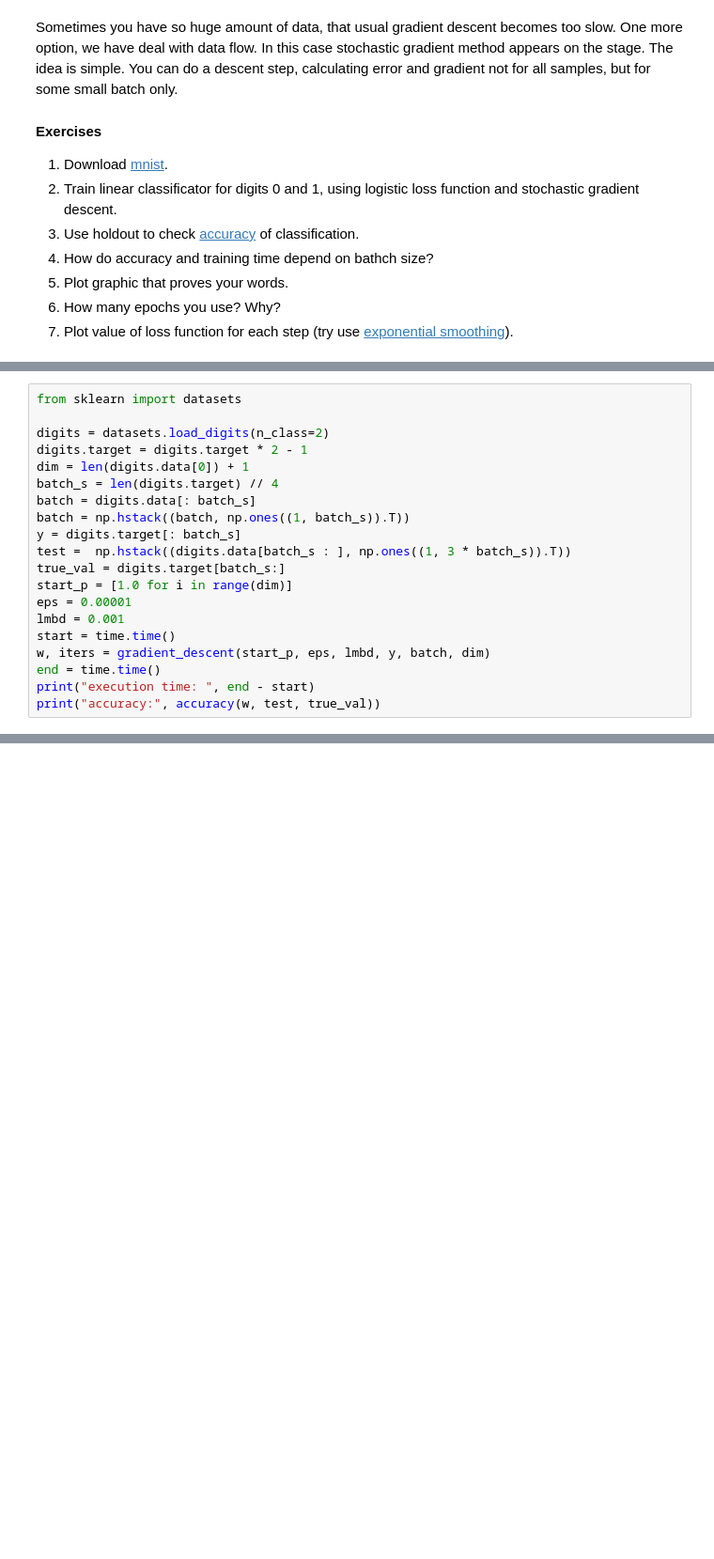
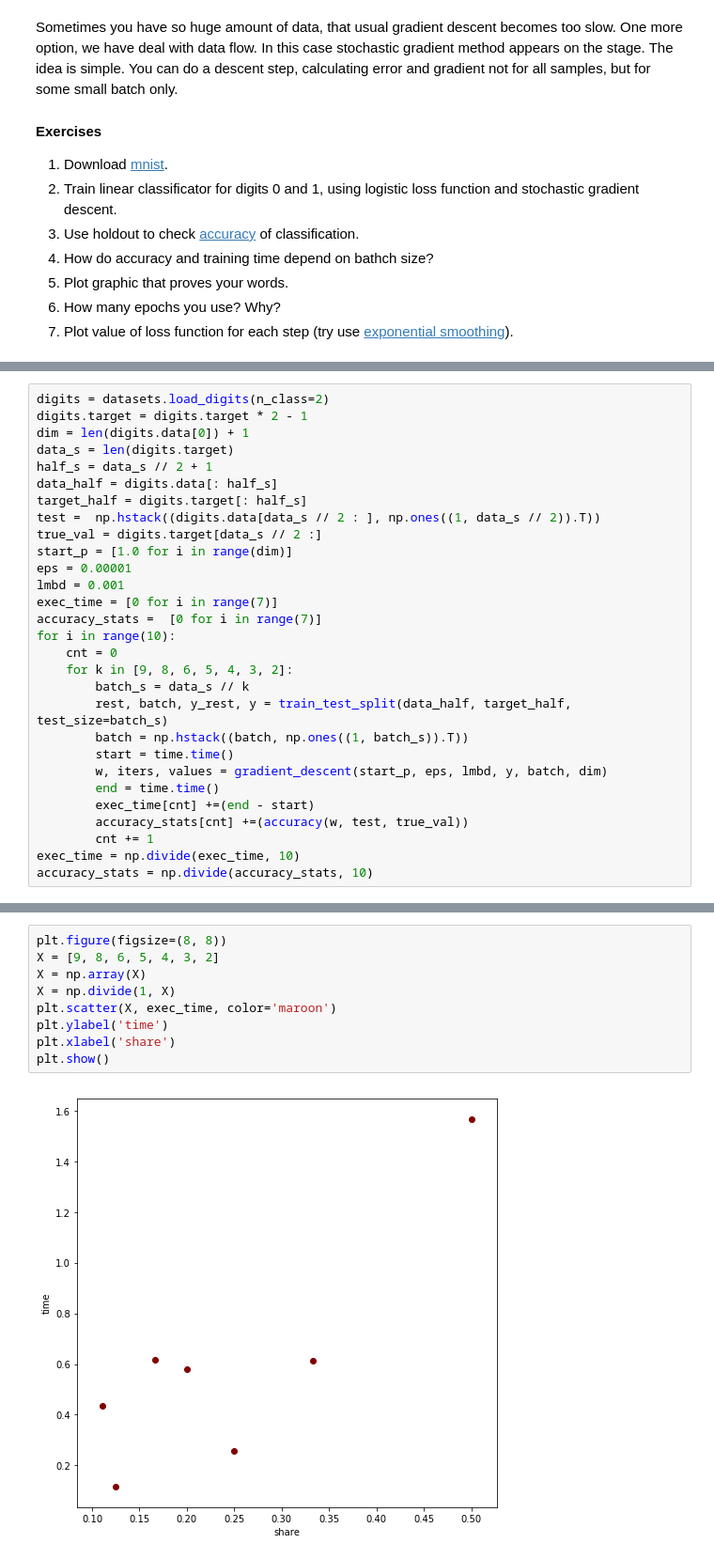
Before and after one commit to arinaruck/Darin, a Jupyter notebook: Lab1/Lab1.ipynb, the cells around one changed output, grey strips where cells are left out. Shown at 94% size. Cells and saved outputs as stored; diff of their text form; blank space fills up the shorter version.

```diff
--- a/Lab1/Lab1.ipynb
+++ b/Lab1/Lab1.ipynb
@@ -802,20 +800,29 @@ accuracy: 0.96875
 # %%
-from sklearn import datasets
-
 digits = datasets.load_digits(n_class=2)
 digits.target = digits.target * 2 - 1
 dim = len(digits.data[0]) + 1
-batch_s = len(digits.target) // 4
-batch = digits.data[: batch_s]
-batch = np.hstack((batch, np.ones((1, batch_s)).T))
-y = digits.target[: batch_s]
-test =  np.hstack((digits.data[batch_s : ], np.ones((1, 3 * batch_s)).T))
-true_val = digits.target[batch_s:]
+data_s = len(digits.target)
+half_s = data_s // 2 + 1
+data_half = digits.data[: half_s]
+target_half = digits.target[: half_s]
+test =  np.hstack((digits.data[data_s // 2 : ], np.ones((1, data_s // 2)).T))
+true_val = digits.target[data_s // 2 :]
 start_p = [1.0 for i in range(dim)]
 eps = 0.00001
 lmbd = 0.001
-start = time.time()
-w, iters = gradient_descent(start_p, eps, lmbd, y, batch, dim)
-end = time.time()
-print("execution time: ", end - start)
-print("accuracy:", accuracy(w, test, true_val))
+exec_time = [0 for i in range(7)]
+accuracy_stats =  [0 for i in range(7)]
+for i in range(10):
+    cnt = 0
+    for k in [9, 8, 6, 5, 4, 3, 2]:
+        batch_s = data_s // k
+        rest, batch, y_rest, y = train_test_split(data_half, target_half, test_size=batch_s)
+        batch = np.hstack((batch, np.ones((1, batch_s)).T))
+        start = time.time()
+        w, iters, values = gradient_descent(start_p, eps, lmbd, y, batch, dim)
+        end = time.time()
+        exec_time[cnt] +=(end - start)
+        accuracy_stats[cnt] +=(accuracy(w, test, true_val))
+        cnt += 1
+exec_time = np.divide(exec_time, 10)
+accuracy_stats = np.divide(accuracy_stats, 10)
@@ -851,0 +829,11 @@ Execution time increases continually with the increase of batch size, though the
+# %%
+plt.figure(figsize=(8, 8))
+X = [9, 8, 6, 5, 4, 3, 2]
+X = np.array(X)
+X = np.divide(1, X)
+plt.scatter(X, exec_time, color='maroon')
+plt.ylabel('time')
+plt.xlabel('share')
+plt.show()
+# %% [output]
+[figure, added]
```
Also changed, not shown: parts of 25 cells of this notebook.
